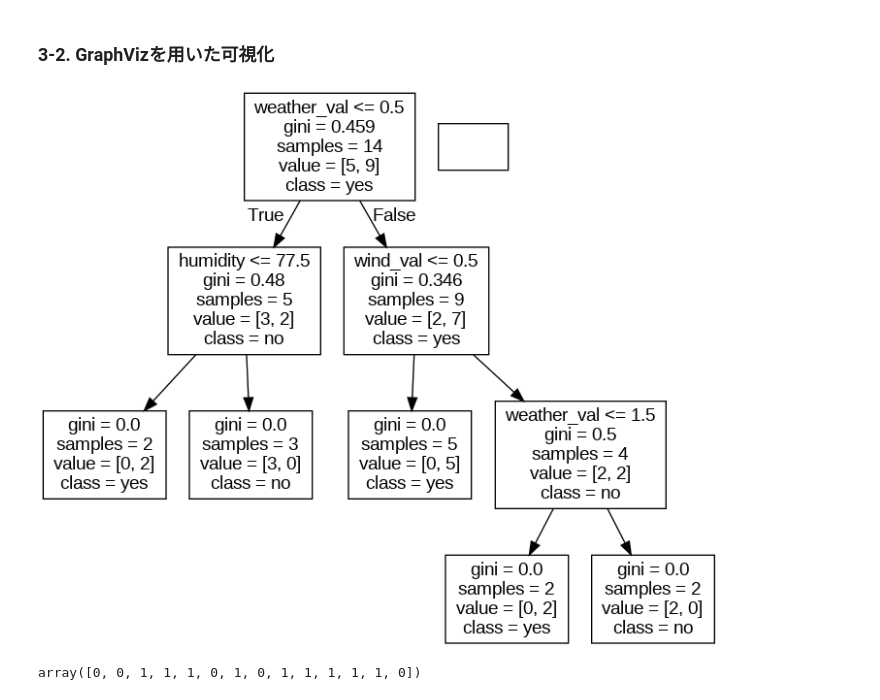
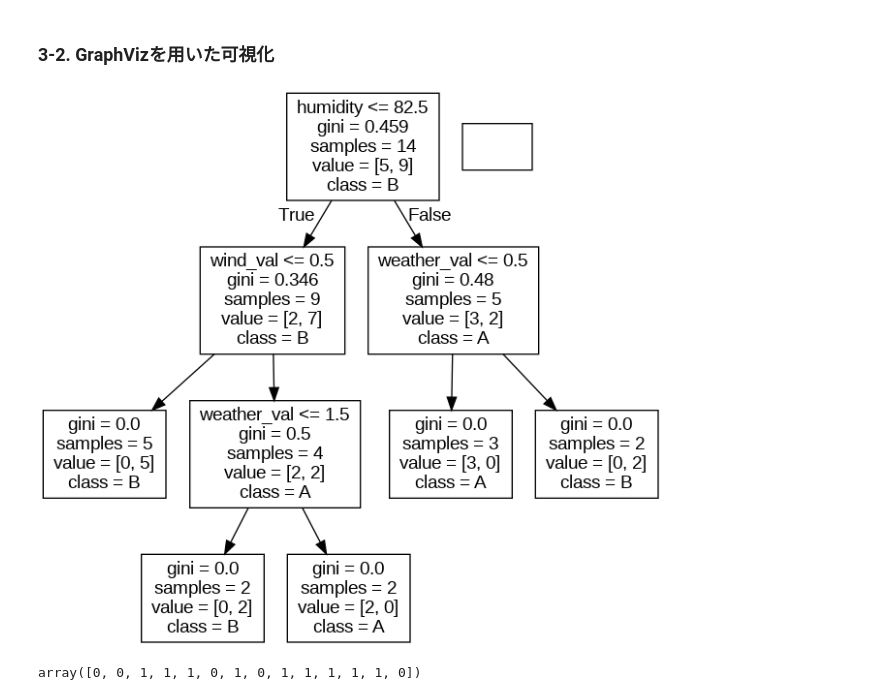
Before and after one commit to 2350611h/azure-openai-test, a Jupyter notebook: B3_DecisionTree.ipynb, the cells around one changed output. Cells and saved outputs as stored; diff of their text form; code cells hidden in the pictures.

```diff
--- a/B3_DecisionTree.ipynb
+++ b/B3_DecisionTree.ipynb
@@ -121,8 +106,8 @@ tree.export_graphviz(clf, out_file="play_golf.dot",
 # %%
-graph = gv.graph_from_dot_file("play_golf.dot")
+graph = gv.graph_from_dot_file("2023_japan_baseball_2.dot")
 Image(graph.create_png())
 # %% [output]
-[figure, old version]
+[figure, new version]
 # %%
 clf.predict(X)
 # %% [output]
```
Also changed, not shown: parts of 8 cells of this notebook.
